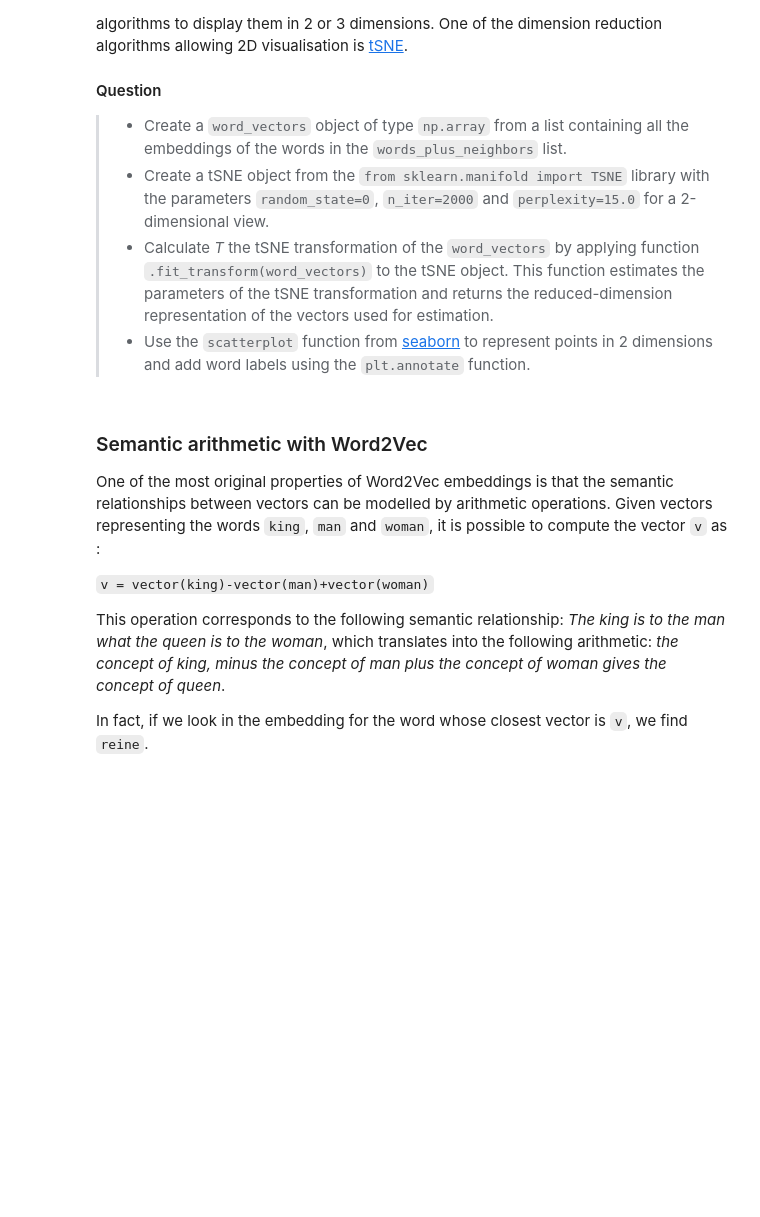
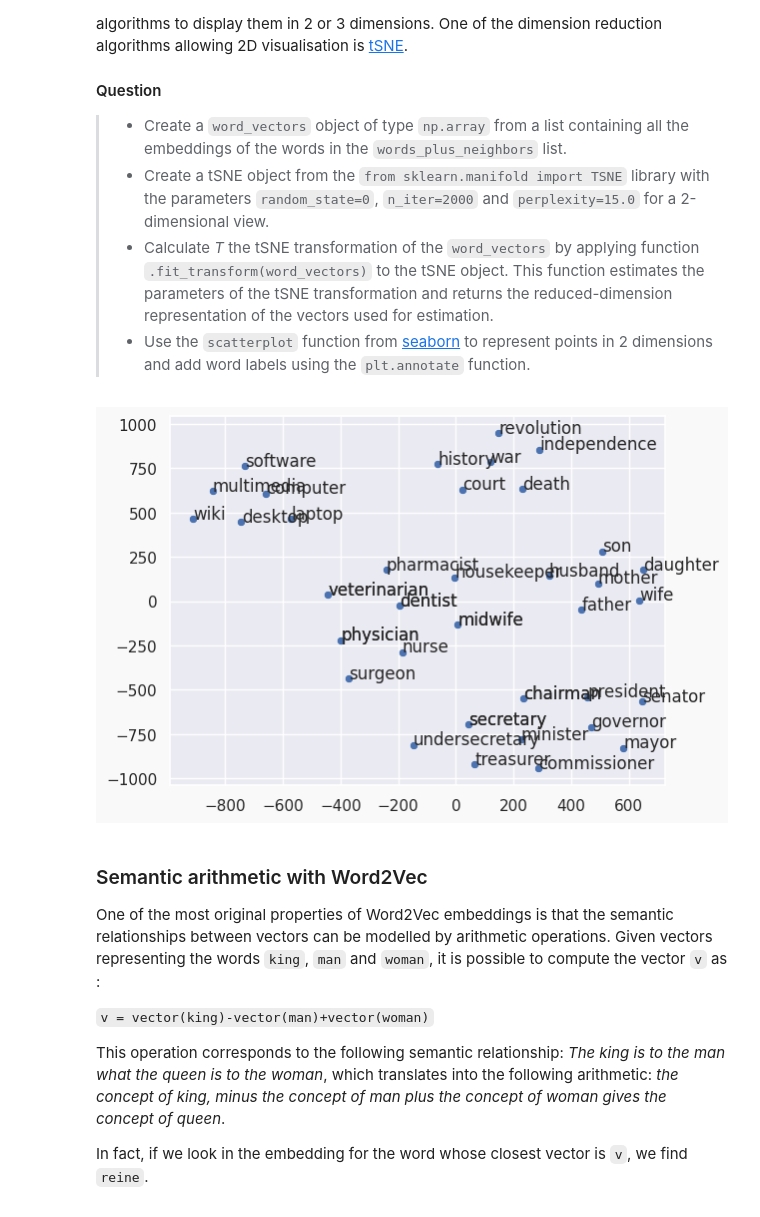
Before and after one commit to PaulJasson/ML-for-NLP, a Jupyter notebook: Embeddings-2.ipynb, the cells around one changed output. Saved outputs shown, nothing was run; the diff lists cells and outputs as text; code cells hidden in the pictures; blank space fills up the shorter version.

```diff
--- a/Embeddings-2.ipynb
+++ b/Embeddings-2.ipynb
@@ -157,0 +153,28 @@ tree = spatial.KDTree(df)
+# %%
+from scipy import spatial
+
+# Assuming df and words are already loaded from previous cells
+# words list needs to be cleaned to remove newline characters
+words = [word.strip() for word in words]
+
+tree = spatial.KDTree(df)
+
+search_words = ['mother', 'computer', 'dentist', 'war', 'president', 'secretary', 'nurse']
+words_plus_neighbors = []
+
+for word in search_words:
+    try:
+        word_index = words.index(word)
+        # Query the KDTree for the 5 nearest neighbors (excluding the word itself, hence k=6 and slicing)
+        distances, indices = tree.query(df[word_index], k=6)
+        print(f"Nearest words to '{word}':")
+        current_word_neighbors = [word]
+        for i, idx in enumerate(indices):
+            if idx != word_index: # Exclude the word itself
+                print(f"  - {words[idx]} (distance: {distances[i]:.4f})")
+                current_word_neighbors.append(words[idx])
+        words_plus_neighbors.extend(current_word_neighbors)
+    except ValueError:
+        print(f"Error: '{word}' not found in the word list.")
+
+print(f"\nWords plus neighbors list created with {len(words_plus_neighbors)} entries.")
@@ -168,31 +209,39 @@ Embeddings are vectors with several hundred dimensions. It is therefore not poss
 # %%
 from sklearn.manifold import TSNE
 # graphics
 import matplotlib.pyplot as plt
 # display matplotlib graphics in notebook
 %matplotlib inline
 import seaborn as sns
 
 # retrieve the word representation
 # YOUR CODE HERE
 
+word_vectors = np.array([df[words.index(word)] for word in words_plus_neighbors])
+
 # create the tSNE transform
 # YOUR CODE HERE
 
+tsne = TSNE(random_state=0, n_iter=2000, perplexity=15.0)
+
 # fit and transform the word vectors, store in T
 # YOUR CODE HERE
+
+T = tsne.fit_transform(word_vectors)
 
 # plot
 fig = plt.figure()
 fig.patch.set_facecolor('#f9f9f9')
 
 sns.set(rc={'figure.figsize':(14, 8)})
 sns.set(font_scale=1)
 
 sns.scatterplot(x=T[:, 0], y=T[:, 1])
 
 for label, x, y in zip(words_plus_neighbors, T[:, 0], T[:, 1]):
     plt.annotate(label, xy=(x+1, y+1), xytext=(0, 0), textcoords='offset points')
+# %% [output]
+[figure, added]
 # %% [markdown]
 ### Semantic arithmetic with Word2Vec
 
```
Also changed, not shown: parts of 4 cells of this notebook.
